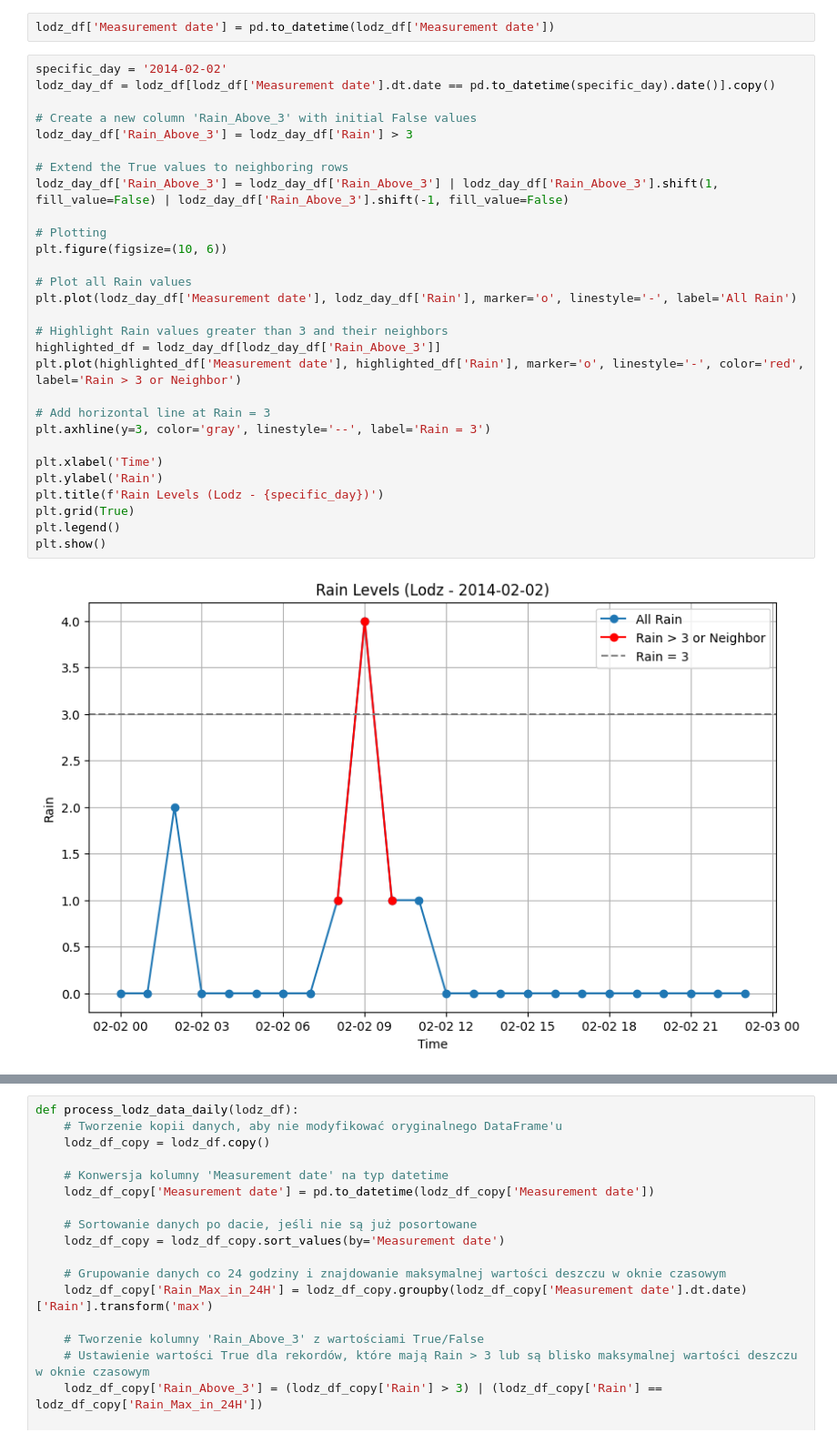
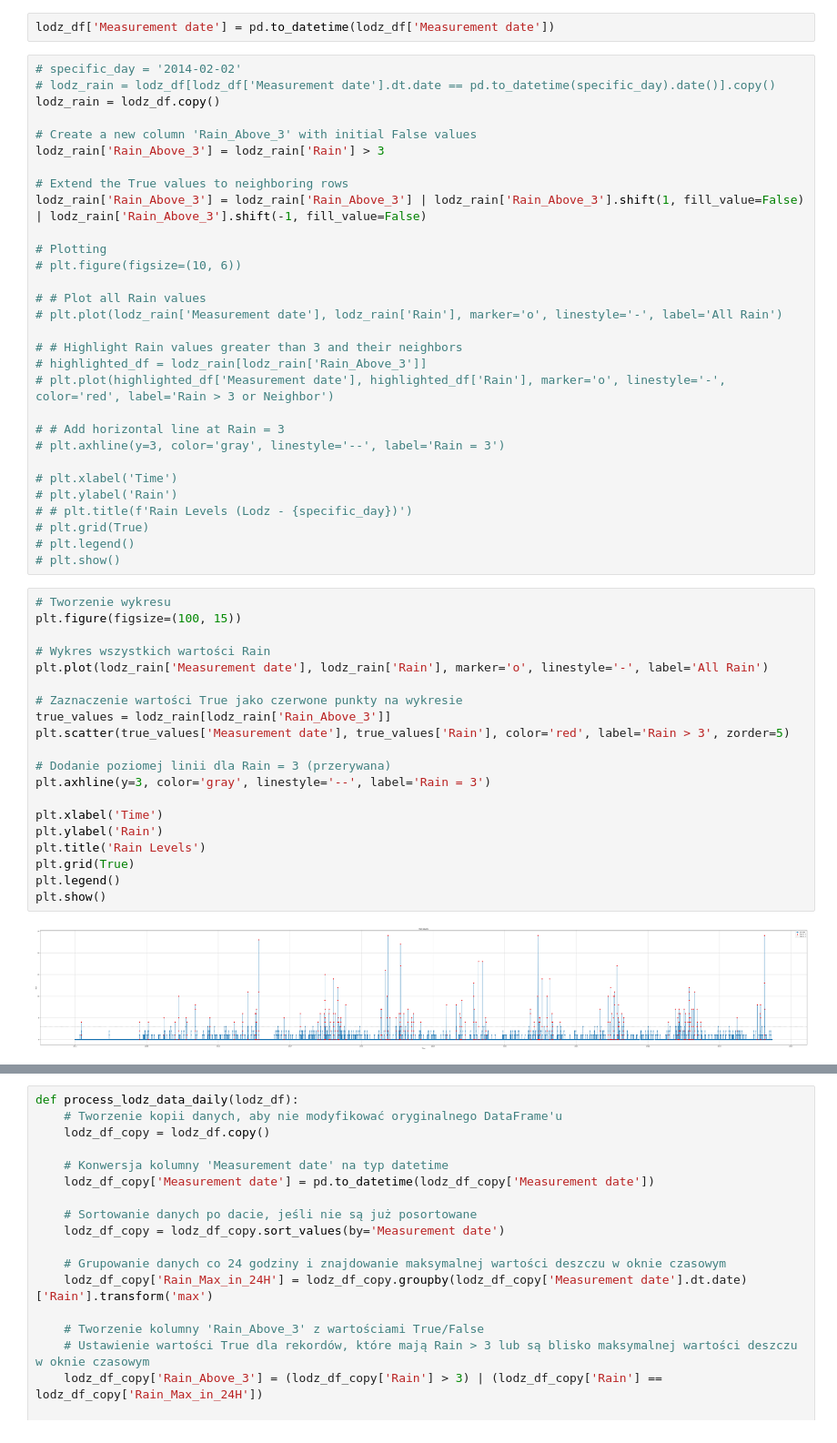
Before and after one commit to Ryszawy/deszcz, a Jupyter notebook: notev2.ipynb, the cells around one changed output, grey strips where cells are left out. Shown: that part at 91% size. Cells and saved outputs as stored; diff of their text form.

Commit message:
gitowa rain

```diff
--- a/notev2.ipynb
+++ b/notev2.ipynb
@@ -11,33 +11,54 @@ lublin_df = pd.read_csv("data/lublin.csv")
 # %%
 lodz_df['Measurement date'] = pd.to_datetime(lodz_df['Measurement date'])
 # %%
-specific_day = '2014-02-02'
-lodz_day_df = lodz_df[lodz_df['Measurement date'].dt.date == pd.to_datetime(specific_day).date()].copy()
+# specific_day = '2014-02-02'
+# lodz_rain = lodz_df[lodz_df['Measurement date'].dt.date == pd.to_datetime(specific_day).date()].copy()
+lodz_rain = lodz_df.copy()
 
 # Create a new column 'Rain_Above_3' with initial False values
-lodz_day_df['Rain_Above_3'] = lodz_day_df['Rain'] > 3
+lodz_rain['Rain_Above_3'] = lodz_rain['Rain'] > 3
 
 # Extend the True values to neighboring rows
-lodz_day_df['Rain_Above_3'] = lodz_day_df['Rain_Above_3'] | lodz_day_df['Rain_Above_3'].shift(1, fill_value=False) | lodz_day_df['Rain_Above_3'].shift(-1, fill_value=False)
+lodz_rain['Rain_Above_3'] = lodz_rain['Rain_Above_3'] | lodz_rain['Rain_Above_3'].shift(1, fill_value=False) | lodz_rain['Rain_Above_3'].shift(-1, fill_value=False)
 
 # Plotting
-plt.figure(figsize=(10, 6))
+# plt.figure(figsize=(10, 6))
 
-# Plot all Rain values
-plt.plot(lodz_day_df['Measurement date'], lodz_day_df['Rain'], marker='o', linestyle='-', label='All Rain')
+# # Plot all Rain values
+# plt.plot(lodz_rain['Measurement date'], lodz_rain['Rain'], marker='o', linestyle='-', label='All Rain')
 
-# Highlight Rain values greater than 3 and their neighbors
-highlighted_df = lodz_day_df[lodz_day_df['Rain_Above_3']]
-plt.plot(highlighted_df['Measurement date'], highlighted_df['Rain'], marker='o', linestyle='-', color='red', label='Rain > 3 or Neighbor')
+# # Highlight Rain values greater than 3 and their neighbors
+# highlighted_df = lodz_rain[lodz_rain['Rain_Above_3']]
+# plt.plot(highlighted_df['Measurement date'], highlighted_df['Rain'], marker='o', linestyle='-', color='red', label='Rain > 3 or Neighbor')
 
-# Add horizontal line at Rain = 3
-plt.axhline(y=3, color='gray', linestyle='--', label='Rain = 3')
+# # Add horizontal line at Rain = 3
+# plt.axhline(y=3, color='gray', linestyle='--', label='Rain = 3')
 
-plt.xlabel('Time')
-plt.ylabel('Rain')
-plt.title(f'Rain Levels (Lodz - {specific_day})')
-plt.grid(True)
-plt.legend()
-plt.show()
+# plt.xlabel('Time')
+# plt.ylabel('Rain')
+# # plt.title(f'Rain Levels (Lodz - {specific_day})')
+# plt.grid(True)
+# plt.legend()
+# plt.show()
-# %% [output]
-[figure, removed]
+# %%
+# Tworzenie wykresu
+plt.figure(figsize=(100, 15))
+
+# Wykres wszystkich wartości Rain
+plt.plot(lodz_rain['Measurement date'], lodz_rain['Rain'], marker='o', linestyle='-', label='All Rain')
+
+# Zaznaczenie wartości True jako czerwone punkty na wykresie
+true_values = lodz_rain[lodz_rain['Rain_Above_3']]
+plt.scatter(true_values['Measurement date'], true_values['Rain'], color='red', label='Rain > 3', zorder=5)
+
+# Dodanie poziomej linii dla Rain = 3 (przerywana)
+plt.axhline(y=3, color='gray', linestyle='--', label='Rain = 3')
+
+plt.xlabel('Time')
+plt.ylabel('Rain')
+plt.title('Rain Levels')
+plt.grid(True)
+plt.legend()
+plt.show()
+# %% [output]
+[figure, added]
```
Also changed, not shown: parts of 2 cells of this notebook.
